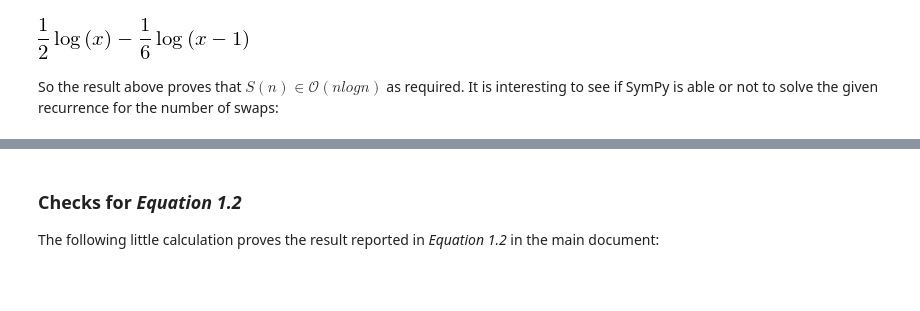
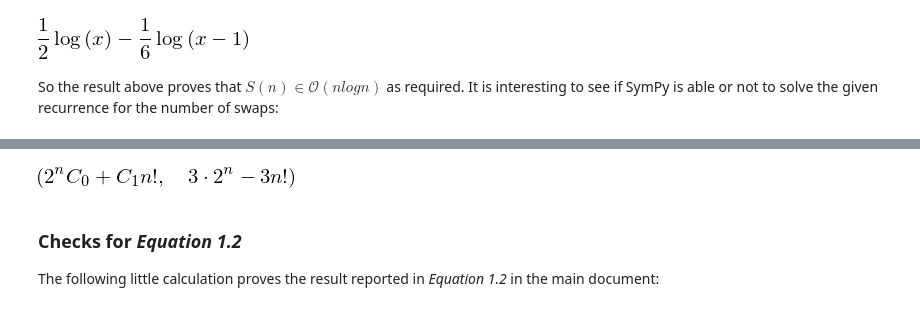
Before and after one commit to massimo-nocentini/pacc, a Jupyter notebook: sympy-notebook/Analysis of Algorithms.ipynb, the cells around one changed output, grey strips where cells are left out. Cells and saved outputs as stored; diff of their text form; code cells hidden in the pictures; blank space fills up the shorter version.

```diff
--- a/sympy-notebook/Analysis of Algorithms.ipynb
+++ b/sympy-notebook/Analysis of Algorithms.ipynb
@@ -73,3 +91,16 @@ So the result above proves that $S(n) \in \mathcal{O}(n logn)$ as required. It i
+# %%
+>>> from sympy import Function, rsolve
+>>> from sympy.abc import n
+>>> y = Function('y')
+
+>>> f = (n - 1)*y(n + 2) - (n**2 + 3*n - 2)*y(n + 1) + 2*n*(n + 1)*y(n)
+
+>>> rsolve(f, y(n)), rsolve(f, y(n), { y(0):0, y(1):3 })
+#2**n*C0 + C1*factorial(n)
+
+#3*2**n - 3*factorial(n)
+# %% [output]
+[figure, added]
 # %% [markdown]
 ### Checks for *Equation 1.2*
 The following little calculation proves the result reported in *Equation 1.2* in the main document:
```
Also changed, not shown: parts of 24 cells of this notebook.
